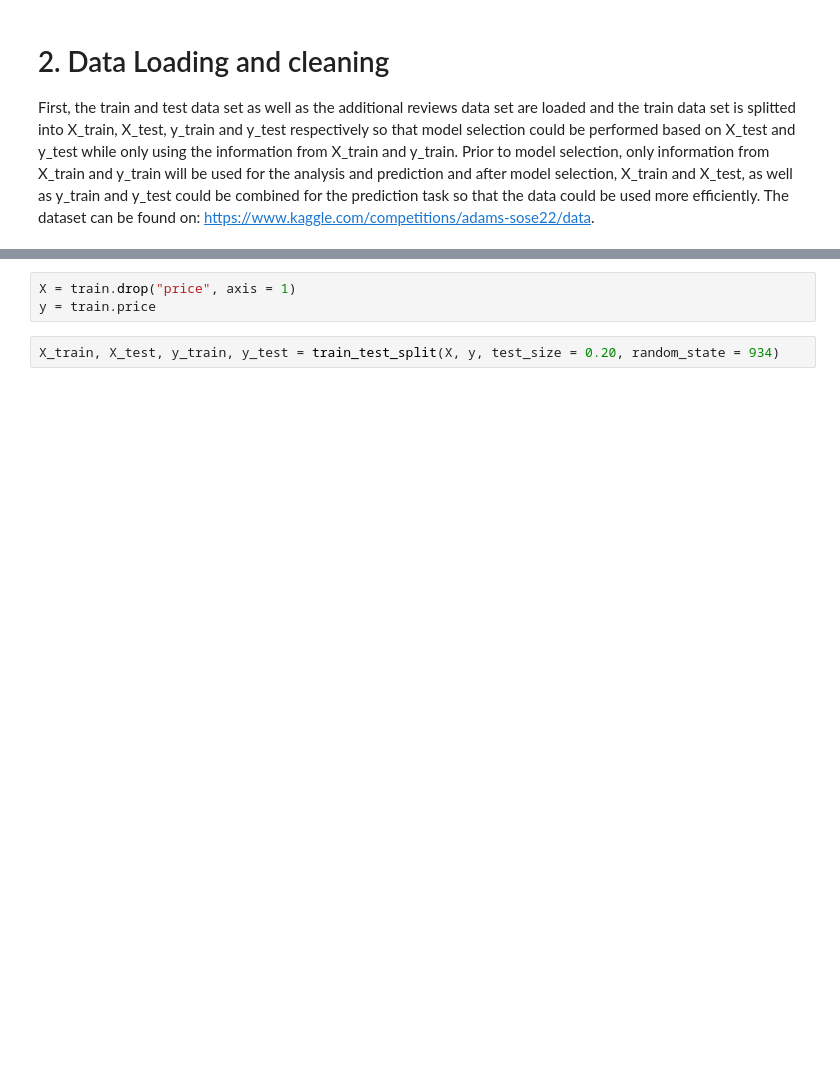
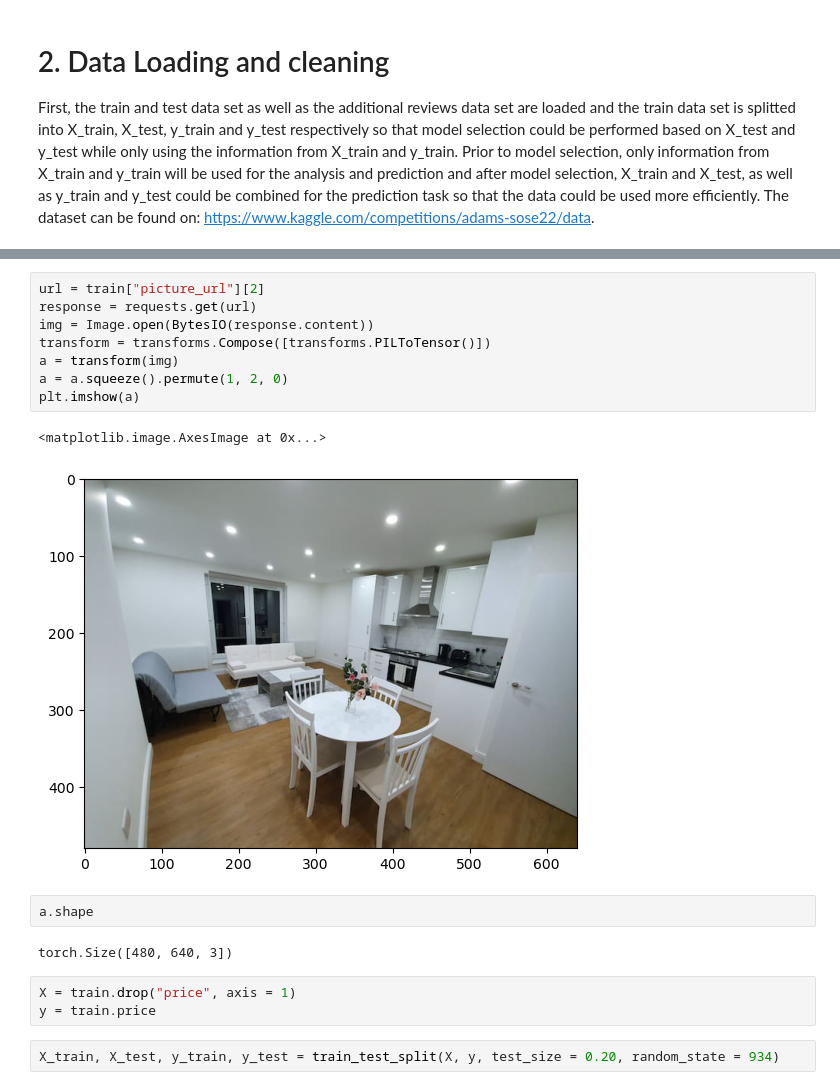
Before and after one commit to felixtanweiji/Portfolio, a Jupyter notebook: Airbnb Price prediction/Airbnb Price prediction (Sept 2022).ipynb, the cells around one changed output, grey strips where cells are left out. Cells and saved outputs as stored; diff of their text form; blank space fills up the shorter version.

```diff
--- a/Airbnb Price prediction/Airbnb Price prediction (Sept 2022).ipynb
+++ b/Airbnb Price prediction/Airbnb Price prediction (Sept 2022).ipynb
@@ -78,3 +127,18 @@ review = pd.read_csv("reviews.csv", sep = ",", encoding = "utf-8")
+# %%
+url = train["picture_url"][2]
+response = requests.get(url)
+img = Image.open(BytesIO(response.content))
+transform = transforms.Compose([transforms.PILToTensor()])
+a = transform(img)
+a = a.squeeze().permute(1, 2, 0)
+plt.imshow(a)
+# %% [output]
+<matplotlib.image.AxesImage at 0x...>
+[figure, added]
+# %%
+a.shape
+# %% [output]
+torch.Size([480, 640, 3])
 # %%
 X = train.drop("price", axis = 1)
 y = train.price
```
Also changed, not shown: parts of 10 cells of this notebook, 1 other file.
